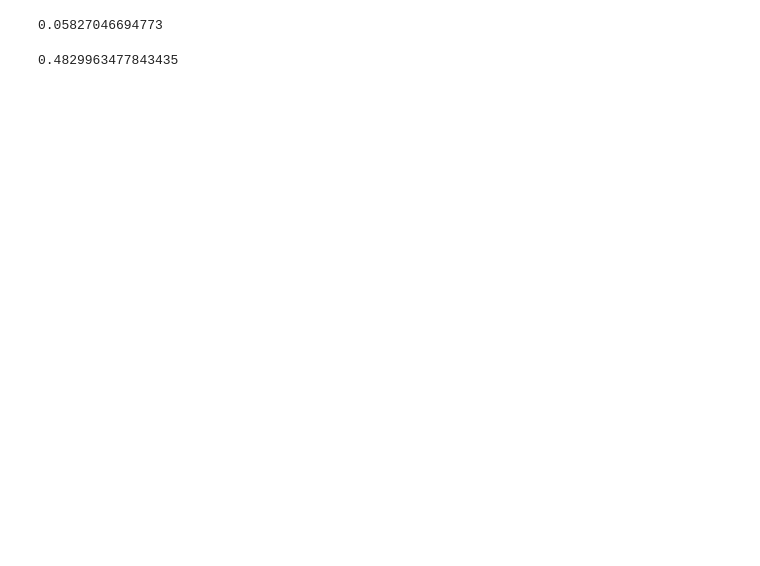
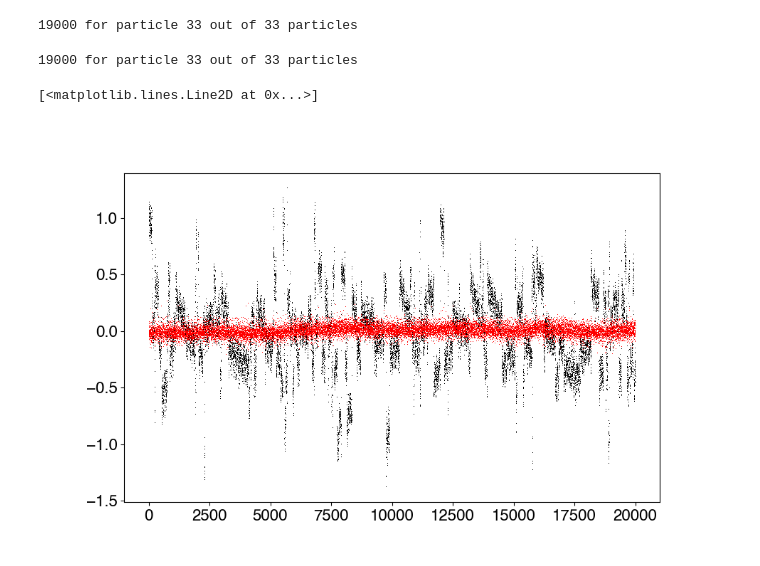
Before and after one commit to fvegar/blades, a Jupyter notebook: correlations_matrix.ipynb, the cells around one changed output. Saved outputs shown, nothing was run; the diff lists cells and outputs as text; code cells hidden in the pictures; blank space fills up the shorter version.

```diff
--- a/correlations_matrix.ipynb
+++ b/correlations_matrix.ipynb
@@ -147,4 +178,0 @@ time_shift_mat_av(W,1)
-# %%
-w = tabla[tabla.track==parts[0]].w.values
-# %%
-W = w - np.mean(w)
@@ -188,8 +178,0 @@ vAt = np.diag(vx,k=1)[:24975,:24975].dot(vx)
-# %%
-vAt[-2]
-# %% [output]
-0.05827046694773
-# %%
-vx[1]
-# %% [output]
-0.4829963477843435
@@ -197,0 +179,63 @@ nt =len(vx)
+# %%
+lengths = np.array([ len(tabla[tabla.track==i]) for i in range(45)])
+
+#nt = np.max(lengths)
+nt = 20000
+parts = np.where(lengths >= nt)[0]
+nparts = len(parts)
+
+t = np.array( [ i/info.fps[0] for i in range(nt) ] )
+Awpt = np.zeros((nparts,nt))
+
+#w = tabla.w.values
+#wav = np.mean(w)
+#W = w - wav
+
+#A0 = np.mean(W*W)
+
+for j in range(nparts):
+    w = tabla[tabla.track==parts[j]].w.values[:nt] - wav
+    wav = np.mean(w)
+    W = w - wav
+    #A0 = np.mean( W*W )
+    for i in range(1, nt-1):
+        Awpt[j,i] = time_shift_np_av(W, 1, i)
+        if i%1000==0:
+            printp(str(i) + ' for particle ' + str(j+1) + ' out of ' + str(nparts) + ' particles' )
+
+Awt = np.mean(Awpt, axis=0)
+# %% [output]
+19000 for particle 33 out of 33 particles
+# %%
+lengths = np.array([ len(tabla[tabla.track==i]) for i in range(45)])
+
+#nt = np.max(lengths)
+nt = 20000
+parts = np.where(lengths >= nt)[0]
+
+t = np.array( [ i/info.fps[0] for i in range(nt) ] )
+Apt = np.zeros((nparts,nt))
+
+vx = tabla.vx.values
+#vy = tabla.vy.values
+A0 = np.mean(vx*vx)
+
+nparts = len(parts)
+
+for j in range(nparts):
+    vx = tabla[tabla.track==parts[j]].vx.values[:nt]
+    for i in range(1, nt-1):
+        Apt[j,i] = time_shift_np_av(vx, A0, i)
+        if i%1000==0:
+            printp(str(i) + ' for particle ' + str(j+1) + ' out of ' + str(nparts) + ' particles' )
+
+Avt = np.mean(Apt, axis=0)
+# %% [output]
+19000 for particle 33 out of 33 particles
+# %%
+plt.figure(2, figsize=(6*ct.golden_ratio,6))
+plt.plot(vx,',',c='k')
+plt.plot(W,',', c='r')
+# %% [output]
+[<matplotlib.lines.Line2D at 0x...>]
+[figure, added]
```
Also changed, not shown: parts of 48 cells of this notebook, 1 other file.
